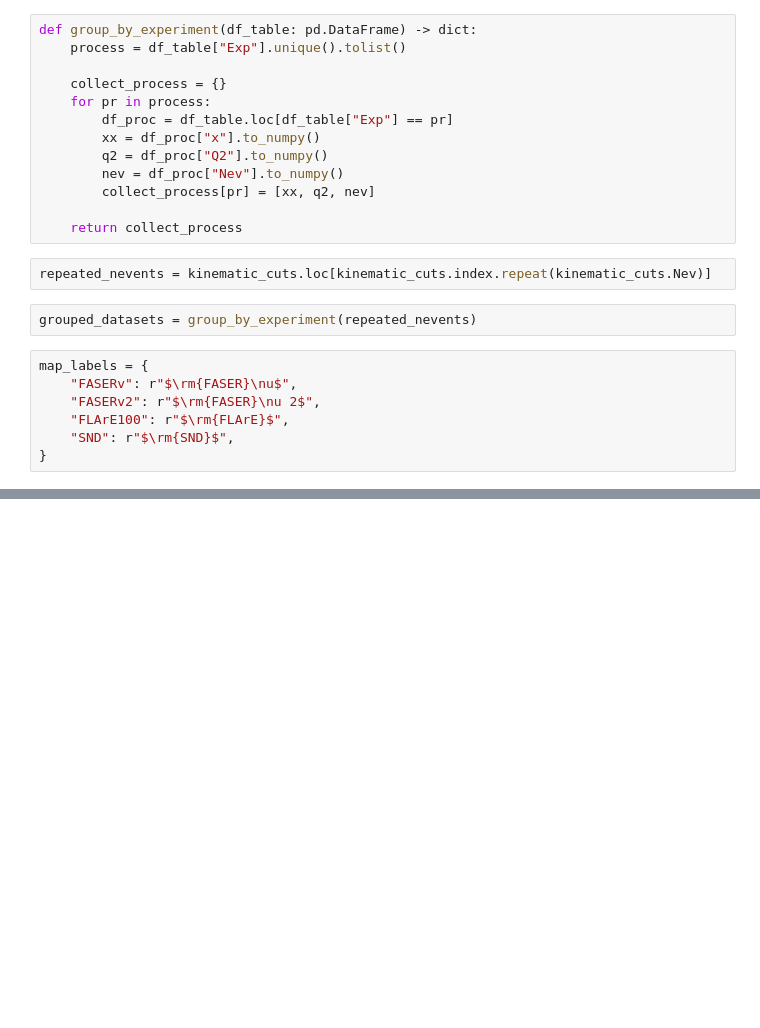
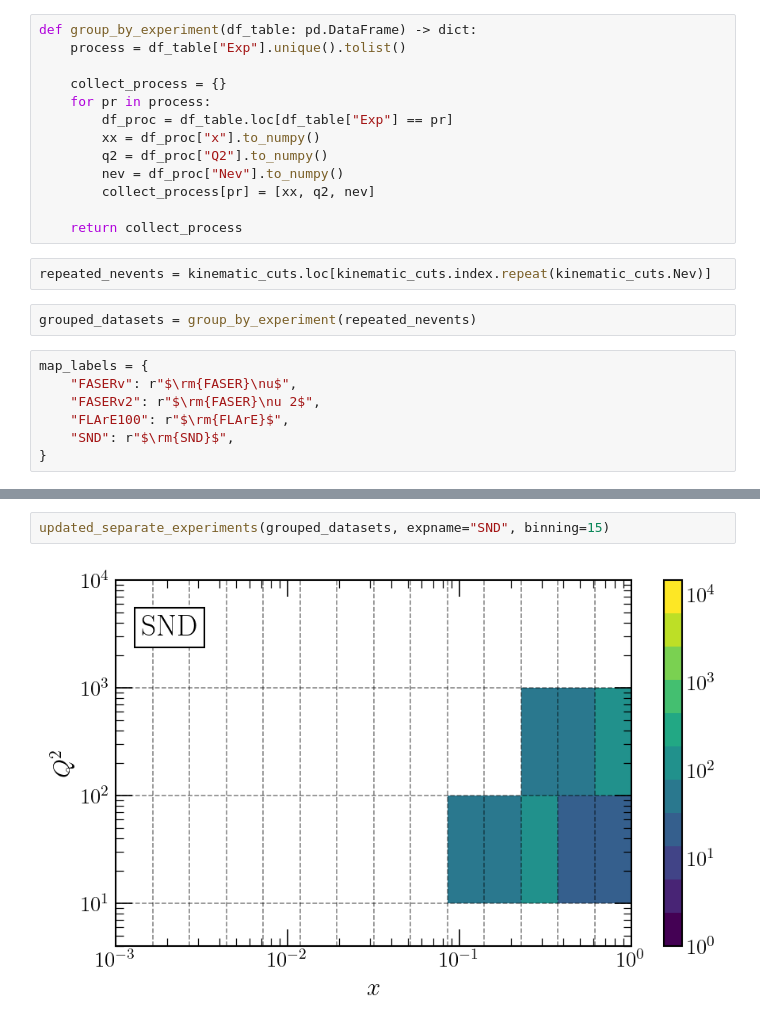
Before and after one commit to LHCfitNikhef/FPF-WG1, a Jupyter notebook: results/plot-2dhistograms.ipynb, the cells around one changed output, grey strips where cells are left out. Drawn from its saved outputs; the diff is of its cells as text; blank space fills up the shorter version.

```diff
--- a/results/plot-2dhistograms.ipynb
+++ b/results/plot-2dhistograms.ipynb
@@ -239,0 +291,4 @@ separate_experiments(grouped_datasets, expname="SND", binning=(8, 2))
+# %%
+updated_separate_experiments(grouped_datasets, expname="SND", binning=15)
+# %% [output]
+[figure, added]
```
Also changed, not shown: parts of 10 cells of this notebook, 8 other files.
